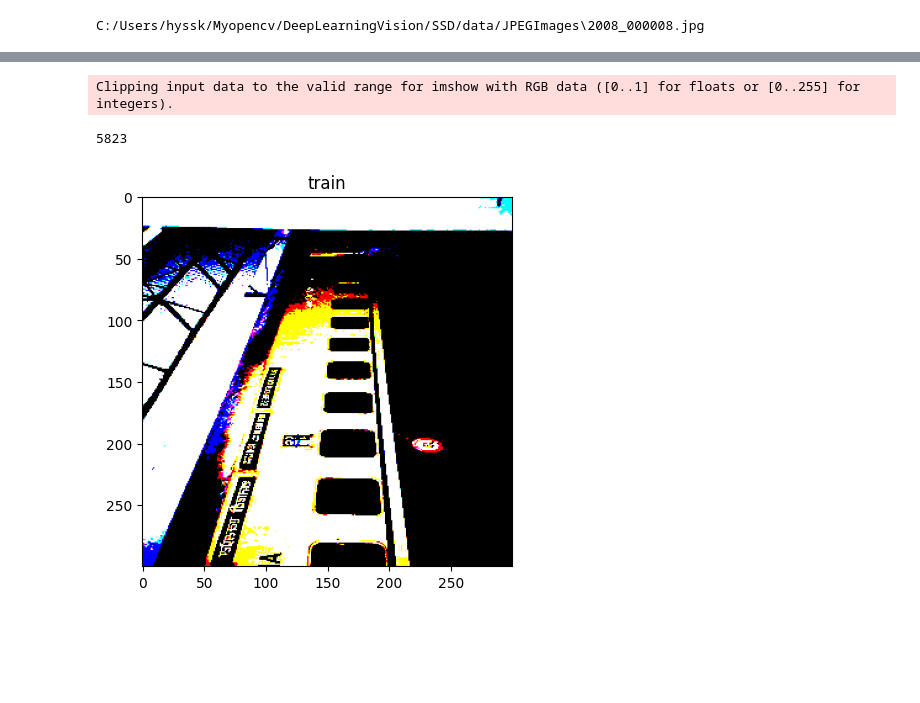
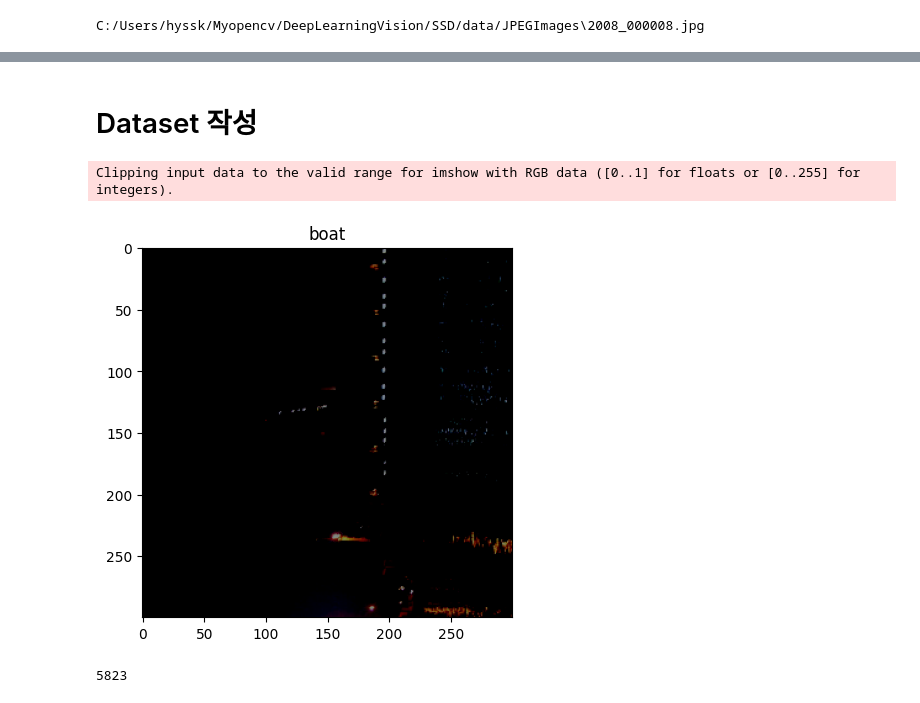
Before and after one commit to youse0ng/Myopencv, a Jupyter notebook: DeepLearningVision/SSD/SSD.ipynb, the cells around one changed output, grey strips where cells are left out. Saved outputs shown, nothing was run; the diff lists cells and outputs as text; code cells hidden in the pictures; blank space fills up the shorter version.

```diff
--- a/DeepLearningVision/SSD/SSD.ipynb
+++ b/DeepLearningVision/SSD/SSD.ipynb
@@ -233,5 +258,7 @@ Clipping input data to the valid range for imshow with RGB data ([0..1] for floa
 Clipping input data to the valid range for imshow with RGB data ([0..1] for floats or [0..255] for integers).
 [figure]
+# %% [markdown]
+# Dataset 작성
 # %%
 '''데이터셋 작성'''
 from torch.utils.data import Dataset
@@ -262,7 +289,7 @@ class VOCDataset(Dataset):
         self.transform_anno=transform_anno
 
     def __len__(self):
-        '''화상의 매수 반환'''
+        '''화상의 개수 반환'''
         return len(self.img_list)
 
     def __getitem__(self,index):
@@ -297,22 +324,23 @@ class VOCDataset(Dataset):
 # %%
 color_mean = (104,117,123) # (BGR) 색상의 평균값
 input_size = 300 # 화상의 input_size를 300*300
 train_dataset=VOCDataset(train_img_list,
                           train_anno_list,
                           phase='train',
                           transform=DataTransform(input_size,color_mean),
                           transform_anno=Anno_xml2list(voc_classes))
 
 val_dataset=VOCDataset(val_img_list,
                        anno_list=val_anno_list,
                        phase='val',
                        transform=DataTransform(input_size,color_mean),
                        transform_anno=Anno_xml2list(voc_classes))
-plt.imshow(val_dataset.__getitem__(1)[0].permute(2,1,0))
-plt.title(voc_classes[int(val_dataset.__getitem__(1)[1][:,4][0])])
-
+plt.figure()
+plt.imshow(val_dataset.__getitem__(2)[0].type(torch.LongTensor).permute(2,1,0))
+plt.title(voc_classes[int(val_dataset.__getitem__(2)[1][:,4][0])])
+plt.show()
 print(len(val_dataset))
 # %% [output]
 Clipping input data to the valid range for imshow with RGB data ([0..1] for floats or [0..255] for integers).
+[figure, new version]
 5823
-[figure, old version]
```
Also changed, not shown: parts of 9 cells of this notebook, 3 other files.
